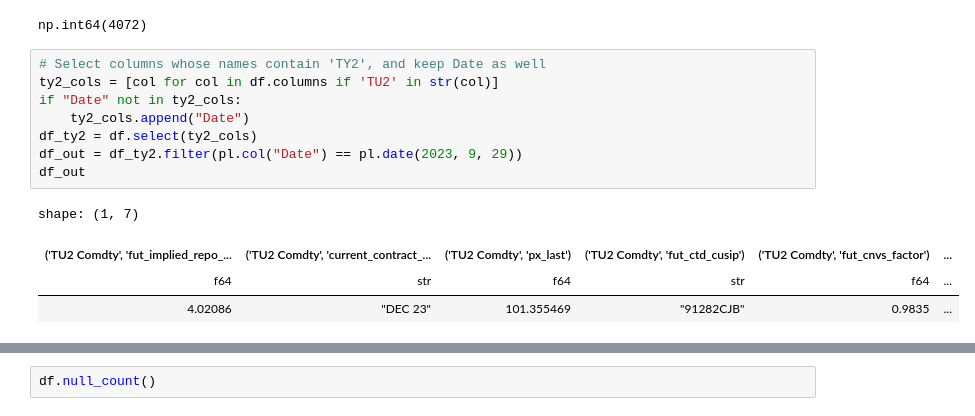
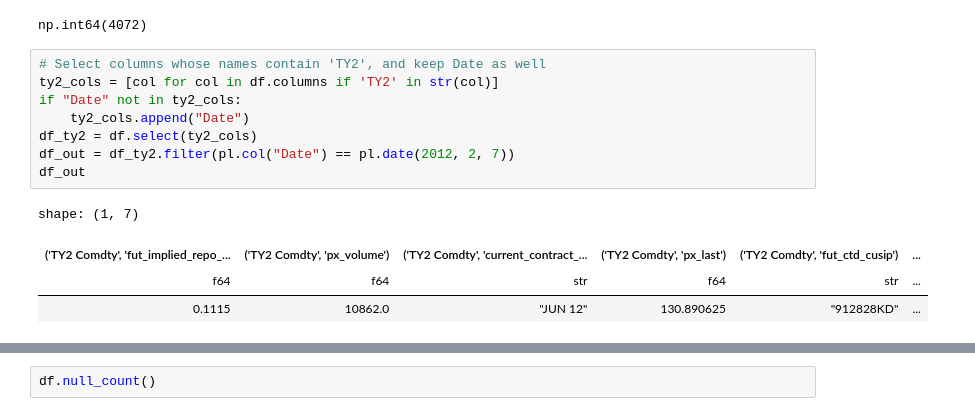
Before and after one commit to maxz073/p10_Siriwardane_et_al_2026, a Jupyter notebook: src/check.ipynb, the cells around one changed output, grey strips where cells are left out. Saved outputs shown, nothing was run; the diff lists cells and outputs as text.

```diff
--- a/src/check.ipynb
+++ b/src/check.ipynb
@@ -37,15 +33,15 @@ last_non_null_index
 np.int64(4072)
 # %%
 # Select columns whose names contain 'TY2', and keep Date as well
-ty2_cols = [col for col in df.columns if 'TU2' in str(col)]
+ty2_cols = [col for col in df.columns if 'TY2' in str(col)]
 if "Date" not in ty2_cols:
     ty2_cols.append("Date")
 df_ty2 = df.select(ty2_cols)
-df_out = df_ty2.filter(pl.col("Date") == pl.date(2023, 9, 29))
+df_out = df_ty2.filter(pl.col("Date") == pl.date(2012, 2, 7))
 df_out
 # %% [output]
 shape: (1, 7)
-| ('TU2 Comdty', 'fut_implied_repo_... | ('TU2 Comdty', 'current_contract_... | ('TU2 Comdty', 'px_last') | ('TU2 Comdty', 'fut_ctd_cusip') | ('TU2 Comdty', 'fut_cnvs_factor') | ... |
-| f64 | str | f64 | str | f64 | ... |
-| 4.02086 | "DEC 23" | 101.355469 | "91282CJB" | 0.9835 | ... |
+| ('TY2 Comdty', 'fut_implied_repo_... | ('TY2 Comdty', 'px_volume') | ('TY2 Comdty', 'current_contract_... | ('TY2 Comdty', 'px_last') | ('TY2 Comdty', 'fut_ctd_cusip') | ... |
+| f64 | f64 | str | f64 | str | ... |
+| 0.1115 | 10862.0 | "JUN 12" | 130.890625 | "912828KD" | ... |
 # %%
```
Also changed, not shown: parts of 9 cells of this notebook, 12 other files.
